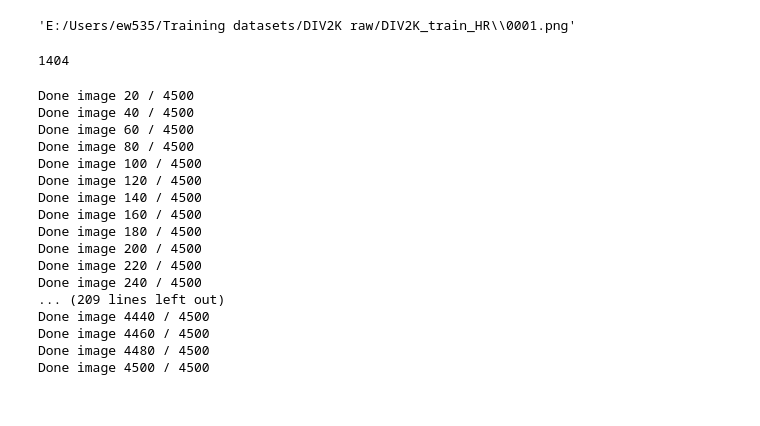
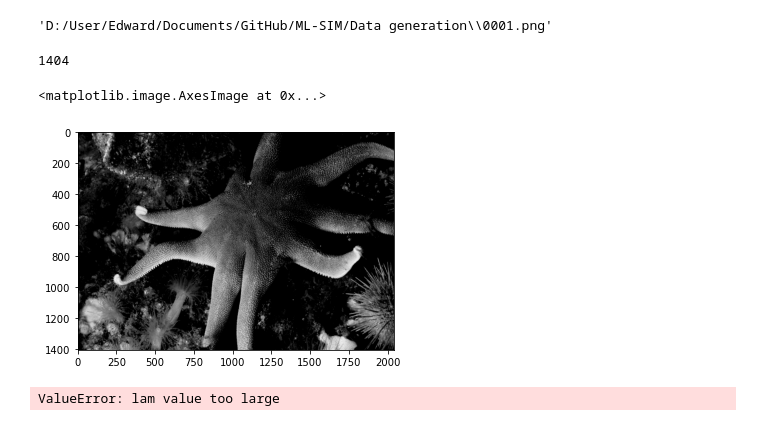
Before and after one commit to edward-n-ward/ML-OS-SIM, a Jupyter notebook: Data generation/generateData.ipynb, the cells around one changed output. Drawn from its saved outputs; the diff is of its cells as text; code cells hidden in the pictures.

```diff
--- a/Data generation/generateData.ipynb
+++ b/Data generation/generateData.ipynb
@@ -47,20 +51,23 @@ def GetParams():
 nrep = 3
 
 sLoc = "E:/Users/ew535/Training datasets/Trained sets/16-06-2020/"
-files = glob.glob('E:/Users/ew535/Training datasets/DIV2K raw/DIV2K_train_HR/*.png')
+files = glob.glob('D:/User/Edward/Documents/GitHub/ML-SIM/Data generation/*.png')
 files[0]
 # %% [output]
-'E:/Users/ew535/Training datasets/DIV2K raw/DIV2K_train_HR\\0001.png'
+'D:/User/Edward/Documents/GitHub/ML-SIM/Data generation\\0001.png'
 # %%
 Io = io.imread(files[0]) / 255
 Io = Io - 0.3*np.amax(Io)
 Io[Io<0] = 0
 print(np.amin(Io[:,:,0].shape))
+plt.imshow(Io[:,:,0],cmap = 'gray')
 # %% [output]
 1404
+<matplotlib.image.AxesImage at 0x...>
+[figure, added]
 # %%
 from IPython import display
-n_rep = 5
+n_rep = 1
 sNum = 1
 for n_it in range(n_rep):
     # I think there was an nRep loop here to go through the data set multiple times
@@ -120,7 +127,7 @@ for n_it in range(n_rep):
 
         stack = (stack * 255).astype('uint8')
 
-        svPath = sLoc+str(sNum)+".tif"
+        svPath = str(sNum)+".tif"
         io.imsave(svPath,stack)
 
         if np.remainder(sNum,20) == 0:
@@ -128,20 +135,4 @@ for n_it in range(n_rep):
 
         sNum += 1
 # %% [output]
-Done image 20 / 4500
-Done image 40 / 4500
-Done image 60 / 4500
-Done image 80 / 4500
-Done image 100 / 4500
-Done image 120 / 4500
-Done image 140 / 4500
-Done image 160 / 4500
-Done image 180 / 4500
-Done image 200 / 4500
-Done image 220 / 4500
-Done image 240 / 4500
-... (209 lines left out)
-Done image 4440 / 4500
-Done image 4460 / 4500
-Done image 4480 / 4500
-Done image 4500 / 4500
+ValueError: lam value too large
```
Also changed, not shown: parts of 4 cells of this notebook, 8 other files.
